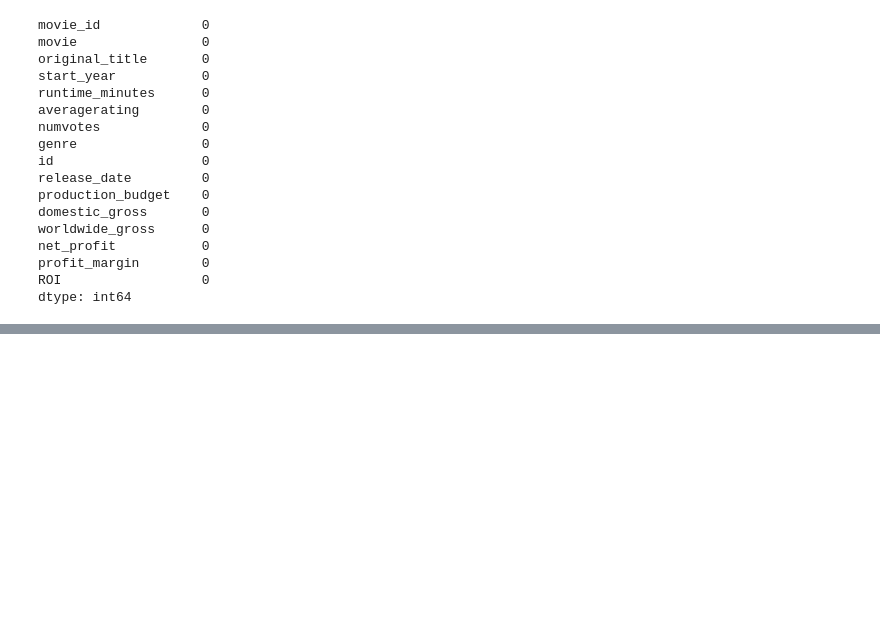
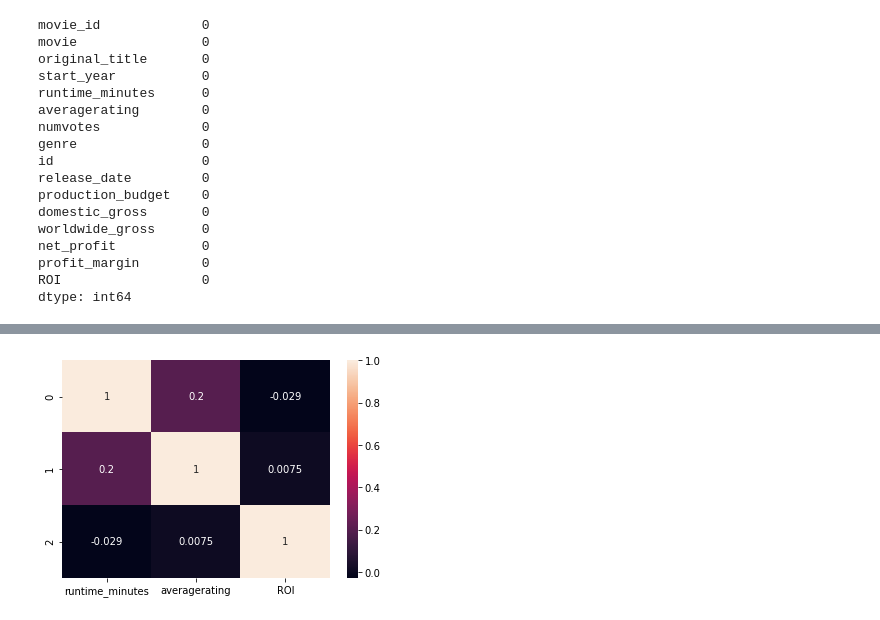
Before and after one commit to Kamaukaguru/dsc-phase-1-project-v2-4, a Jupyter notebook: student.ipynb, the cells around one changed output, grey strips where cells are left out. Drawn from its saved outputs; the diff is of its cells as text; code cells hidden in the pictures; blank space fills up the shorter version.

```diff
--- a/student.ipynb
+++ b/student.ipynb
@@ -666,0 +702,16 @@ merged_df4['release_date'] = pd.to_datetime(merged_df4['release_date'])
+# %%
+
+#Visualize the Above data
+# create a dataframe with the correlation values
+data = {'runtime_minutes': [1.000000, 0.203768, -0.028707],
+        'averagerating': [0.203768, 1.000000, 0.007536],
+        'ROI': [-0.028707, 0.007536, 1.000000]}
+df = pd.DataFrame(data)
+
+# create a heatmap using seaborn
+sns.heatmap(df, annot=True)
+
+# display the plot
+plt.show()
+# %% [output]
+[figure, added]
```
Also changed, not shown: parts of 14 cells of this notebook.
